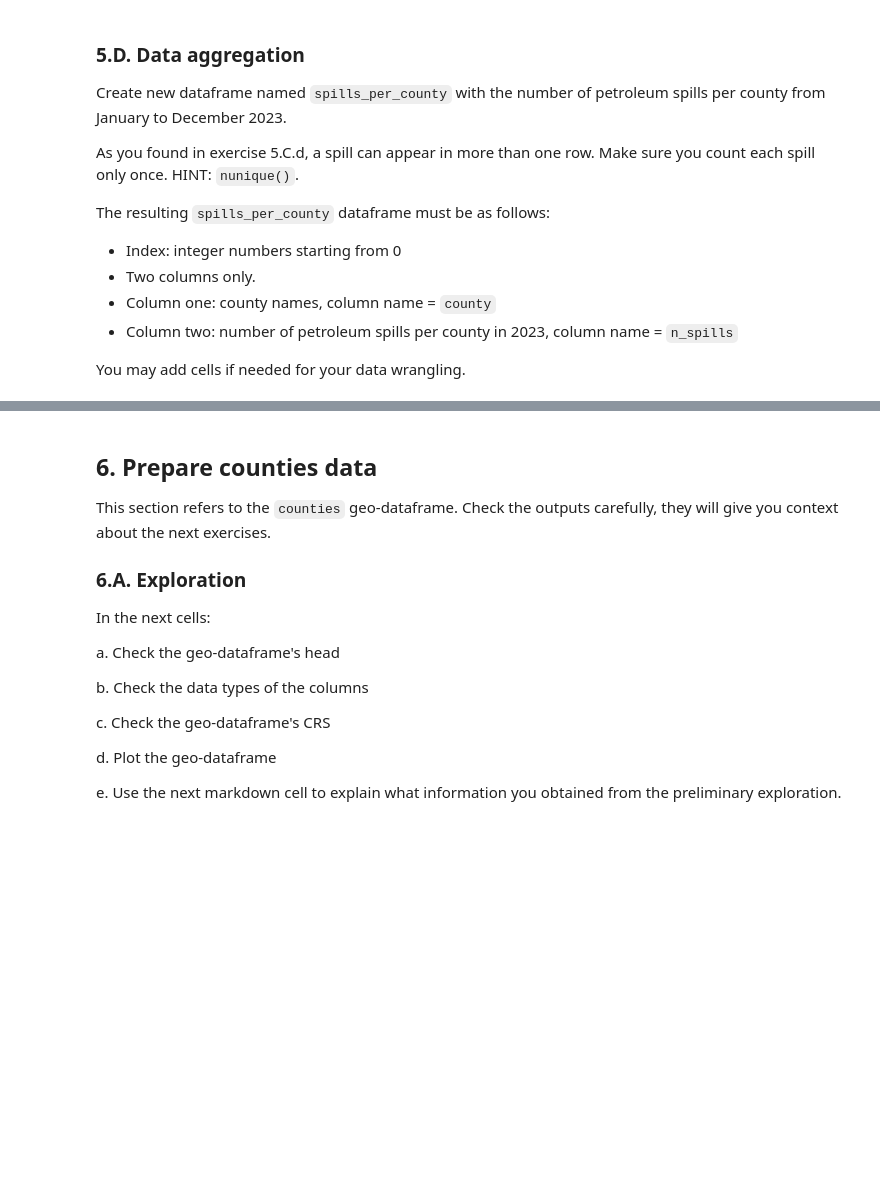
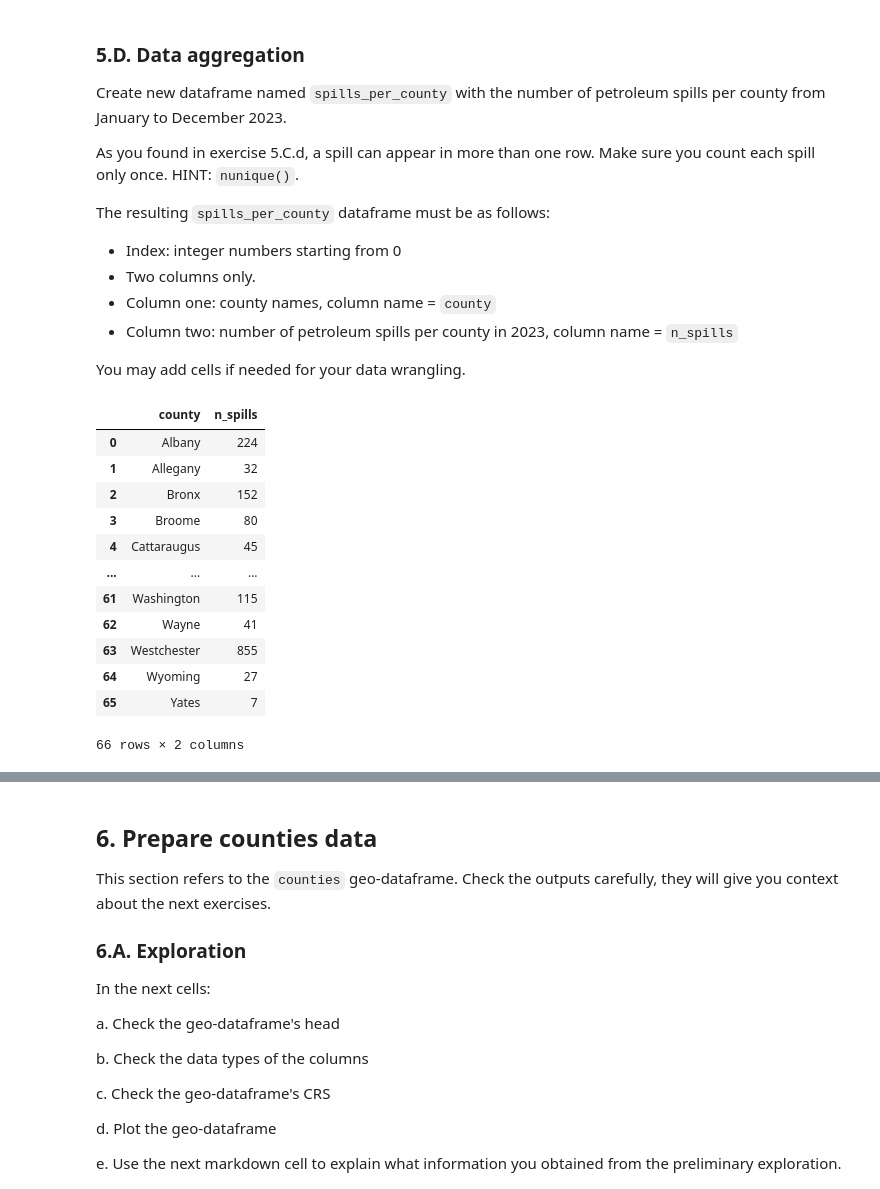
Before and after one commit to karolinasienko/eds220-hwk3, a Jupyter notebook: hwk3-task2-spills.ipynb, the cells around one changed output, grey strips where cells are left out. Saved outputs shown, nothing was run; the diff lists cells and outputs as text; code cells hidden in the pictures; blank space fills up the shorter version.

Commit message:
clean data and select and aggregate data for petroleum spills in 2023

```diff
--- a/hwk3-task2-spills.ipynb
+++ b/hwk3-task2-spills.ipynb
@@ -227,3 +225,9 @@ memory usage: 87.7+ MB
 
 ### 5.B. Cleaning
 a. Simplify column names as needed.
+# %%
+# Making column names all lower and snake case
+spills.columns = spills.columns.str.lower()
+spills.columns = spills.columns.str.replace(' ', '_')
+
+spills.columns
@@ -233,6 +244,17 @@ a. Simplify column names as needed.
 <!-- BEGIN QUESTION -->
 
 b. Update column data types as needed.
+# %%
+# Update spill_date, received_date, close_date columns to datetime
+cols_list = ['spill_date', 'received_date', 'close_date']
+for col in cols_list:
+    spills[col] = pd.to_datetime(spills[col])
+
+# Update quantity to float
+spills['quantity'] = spills['quantity'].str.replace(',','').astype(float)
+
+# Update recovered to float (get rid of commas first)
+spills['recovered'] = spills['recovered'].str.replace(',','').astype(float)
 # %% [markdown]
 <!-- END QUESTION -->
 
@@ -241,6 +263,9 @@ b. Update column data types as needed.
 ### 5.C. Data selection
 
 a. Select data about petroleum spills that took place between January 1 and December 31, 2023 (including both dates). Store it in a variable named `petr_23`. The data selection should occur in a single line. You may add cells as needed.
+# %%
+# Selecting data about petroleum spills in 2023
+petr_23 = spills[(spills['material_family'] == 'Petroleum') & (spills['spill_date'] >= '2023-01-01') & (spills['spill_date'] <= '2023-12-31')]
 # %% [markdown]
 <!-- END QUESTION -->
 
@@ -280,7 +317,21 @@ The resulting `spills_per_county` dataframe must be as follows:
 
 You may add cells if needed for your data wrangling.
 # %%
-spills_per_county = ...
-spills_per_county = ...
+# New df with number of petroleum spills per county in 2023
+spills_per_county = petr_23.groupby('county', as_index=False).nunique()[['county', 'spill_number']].rename(columns={'spill_number': 'n_spills'})
+# %% [output]
+|  | county | n_spills |
+| 0 | Albany | 224 |
+| 1 | Allegany | 32 |
+| 2 | Bronx | 152 |
+| 3 | Broome | 80 |
+| 4 | Cattaraugus | 45 |
+| ... | ... | ... |
+| 61 | Washington | 115 |
+| 62 | Wayne | 41 |
+| 63 | Westchester | 855 |
+| 64 | Wyoming | 27 |
+| 65 | Yates | 7 |
+66 rows × 2 columns
 # %%
 grader.check("q5d")
```
Also changed, not shown: parts of 8 cells of this notebook.
